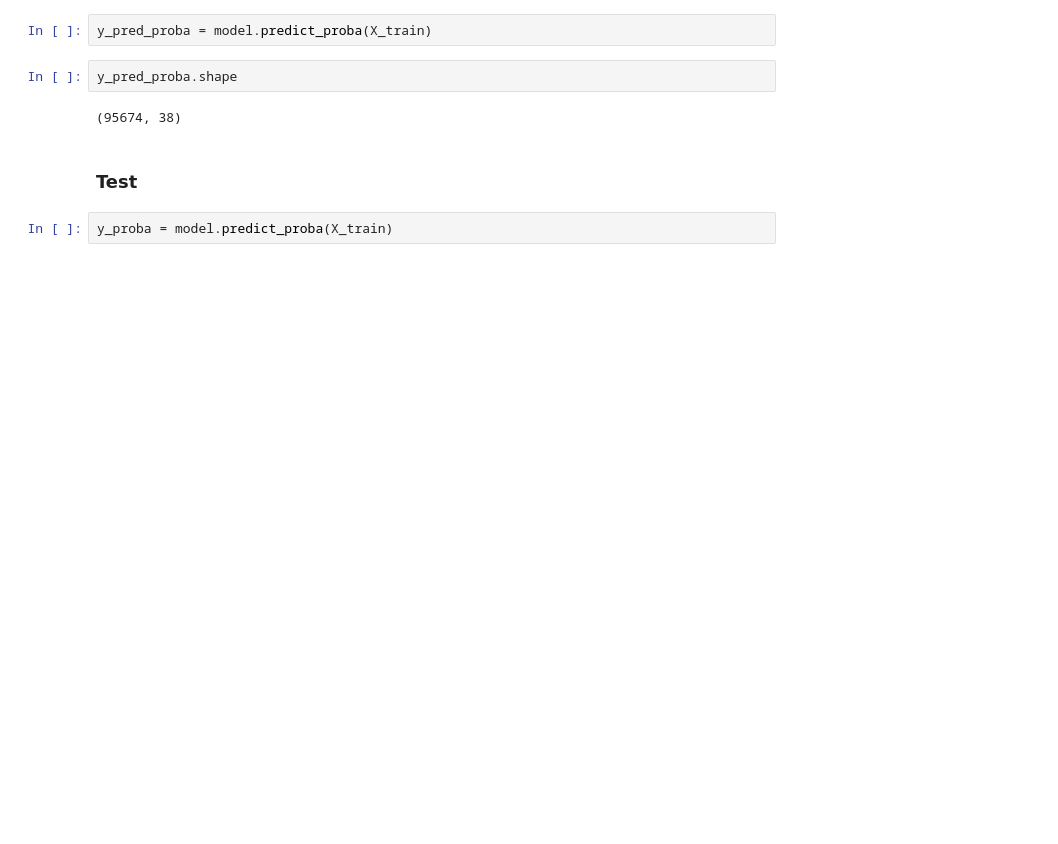
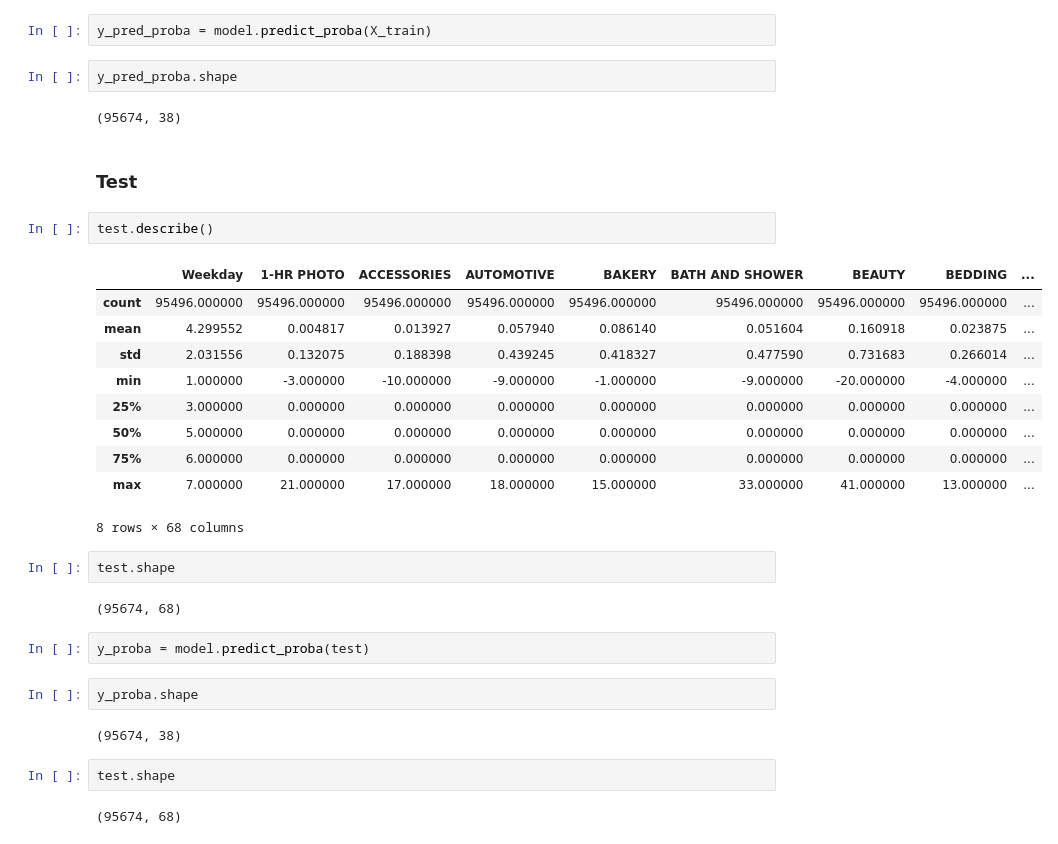
Before and after one commit to brunocgf/WalmartRecruiting, a Jupyter notebook: Modelado.ipynb, the cells around one changed output. Cells and saved outputs as stored; diff of their text form; blank space fills up the shorter version.

Commit message:
modelado

```diff
--- a/Modelado.ipynb
+++ b/Modelado.ipynb
@@ -70,5 +65,30 @@ y_pred_proba.shape
 (95674, 38)
 # %% [markdown]
 ### Test
+# %%
+test.describe()
+# %% [output]
+|  | Weekday | 1-HR PHOTO | ACCESSORIES | AUTOMOTIVE | BAKERY | BATH AND SHOWER | BEAUTY | BEDDING | ... |
+| count | 95496.000000 | 95496.000000 | 95496.000000 | 95496.000000 | 95496.000000 | 95496.000000 | 95496.000000 | 95496.000000 | ... |
+| mean | 4.299552 | 0.004817 | 0.013927 | 0.057940 | 0.086140 | 0.051604 | 0.160918 | 0.023875 | ... |
+| std | 2.031556 | 0.132075 | 0.188398 | 0.439245 | 0.418327 | 0.477590 | 0.731683 | 0.266014 | ... |
+| min | 1.000000 | -3.000000 | -10.000000 | -9.000000 | -1.000000 | -9.000000 | -20.000000 | -4.000000 | ... |
+| 25% | 3.000000 | 0.000000 | 0.000000 | 0.000000 | 0.000000 | 0.000000 | 0.000000 | 0.000000 | ... |
+| 50% | 5.000000 | 0.000000 | 0.000000 | 0.000000 | 0.000000 | 0.000000 | 0.000000 | 0.000000 | ... |
+| 75% | 6.000000 | 0.000000 | 0.000000 | 0.000000 | 0.000000 | 0.000000 | 0.000000 | 0.000000 | ... |
+| max | 7.000000 | 21.000000 | 17.000000 | 18.000000 | 15.000000 | 33.000000 | 41.000000 | 13.000000 | ... |
+8 rows × 68 columns
+# %%
+test.shape
+# %% [output]
+(95674, 68)
 # %%
-y_proba = model.predict_proba(X_train)
+y_proba = model.predict_proba(test)
+# %%
+y_proba.shape
+# %% [output]
+(95674, 38)
+# %%
+test.shape
+# %% [output]
+(95674, 68)
```
Also changed, not shown: parts of 42 cells of this notebook, 10 other files.
